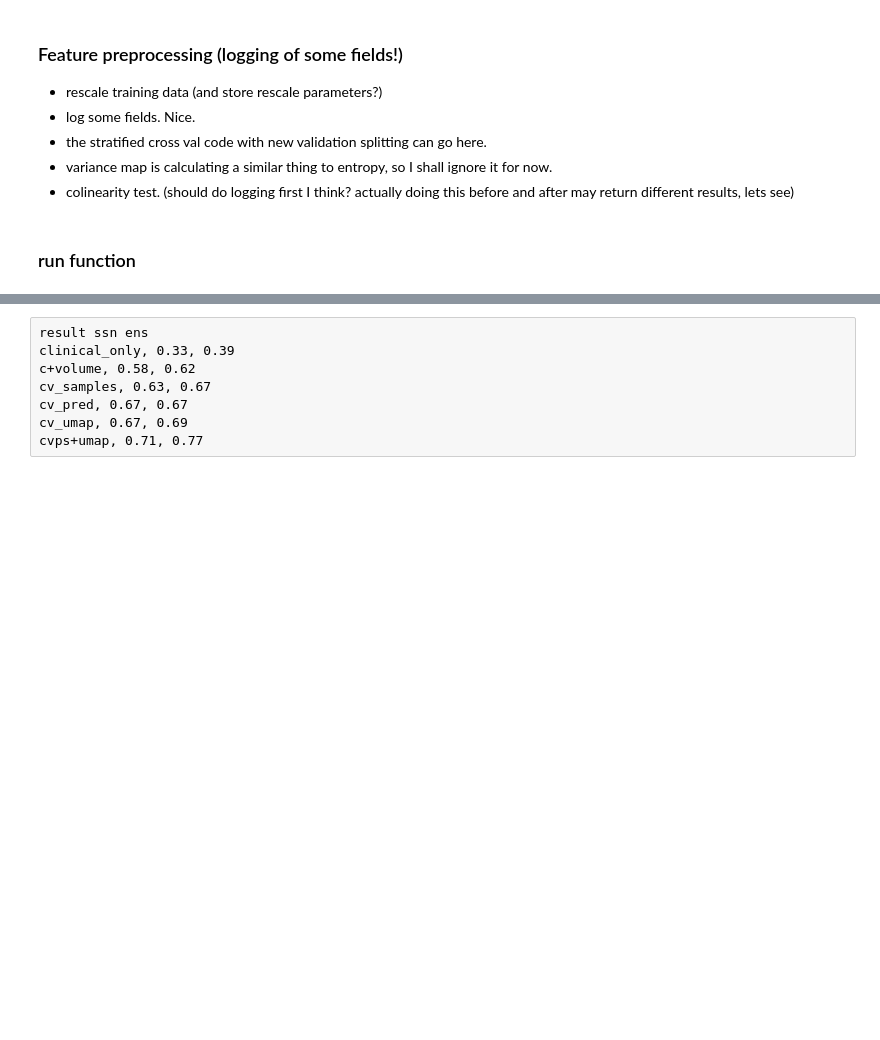
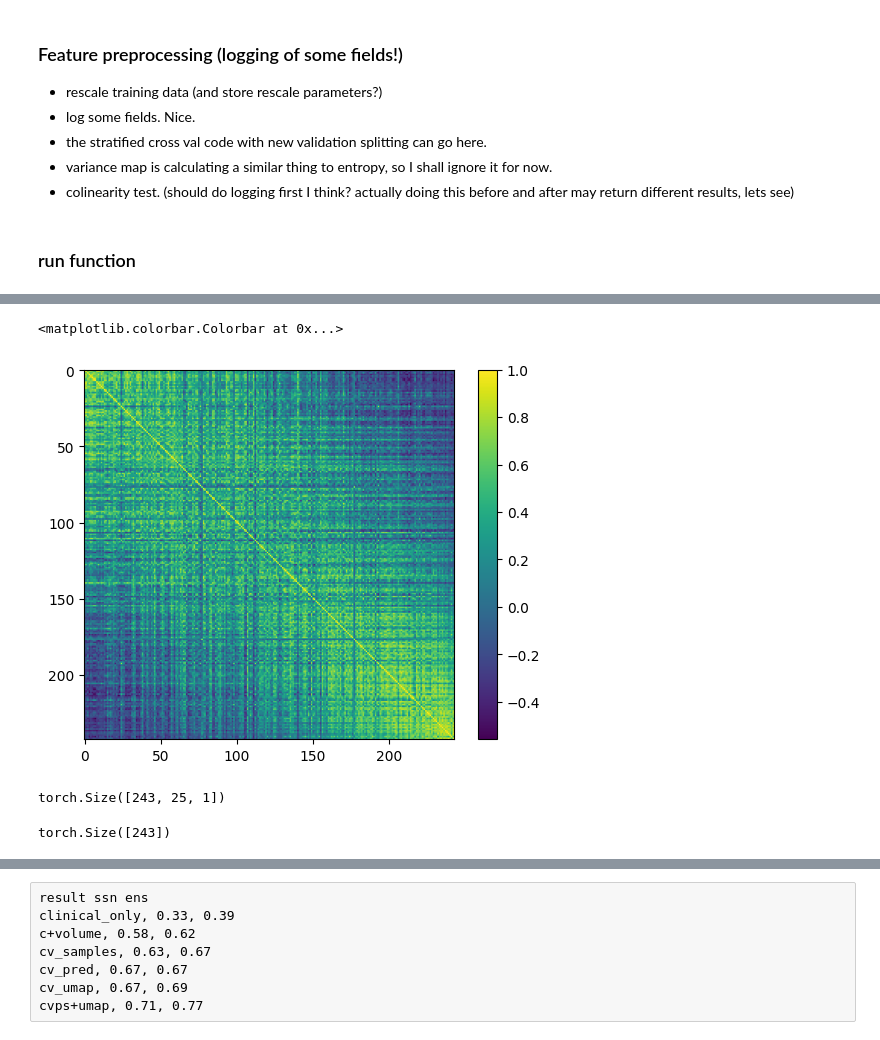
Before and after one commit to BenjaminPhi5/WMH_UQ_assessment, a Jupyter notebook: trustworthai/journal_run/fazekas_and_QC_experiments/fazekas_and_QC_prediction_combined_CVD_ssnens.ipynb, the cells around one changed output, grey strips where cells are left out. Drawn from its saved outputs; the diff is of its cells as text; code cells hidden in the pictures; blank space fills up the shorter version.

```diff
--- a/trustworthai/journal_run/fazekas_and_QC_experiments/fazekas_and_QC_prediction_combined_CVD_ssnens.ipynb
+++ b/trustworthai/journal_run/fazekas_and_QC_experiments/fazekas_and_QC_prediction_combined_CVD_ssnens.ipynb
@@ -867,0 +1078,22 @@ from sklearn.linear_model import LinearRegression
+# %%
+indexes = torch.from_numpy(dinfo['WMH'].values).sort()[1]
+# %%
+data = arr[indexes]
+
+norm_data = data / data.norm(dim=1, keepdim=True)
+
+# Compute the cosine similarity matrix
+cosine_similarity_matrix = torch.mm(norm_data, norm_data.t())
+
+# Convert to numpy for visualization
+cosine_similarity_matrix_np = cosine_similarity_matrix.numpy()
+# %%
+plt.imshow(cosine_similarity_matrix_np)
+plt.colorbar()
+# %% [output]
+<matplotlib.colorbar.Colorbar at 0x...>
+[figure, added]
+# %%
+arr.unfold(1, 1, 1).shape
+# %% [output]
+torch.Size([243, 25, 1])
@@ -868,3 +1103,7 @@ from sklearn.linear_model import LinearRegression
+# %%
+cs = cosine_sim(arr, arr)
+# %% [output]
+torch.Size([243])
 # %%
 
 thresholdsv1 = {
```
Also changed, not shown: parts of 24 cells of this notebook.
